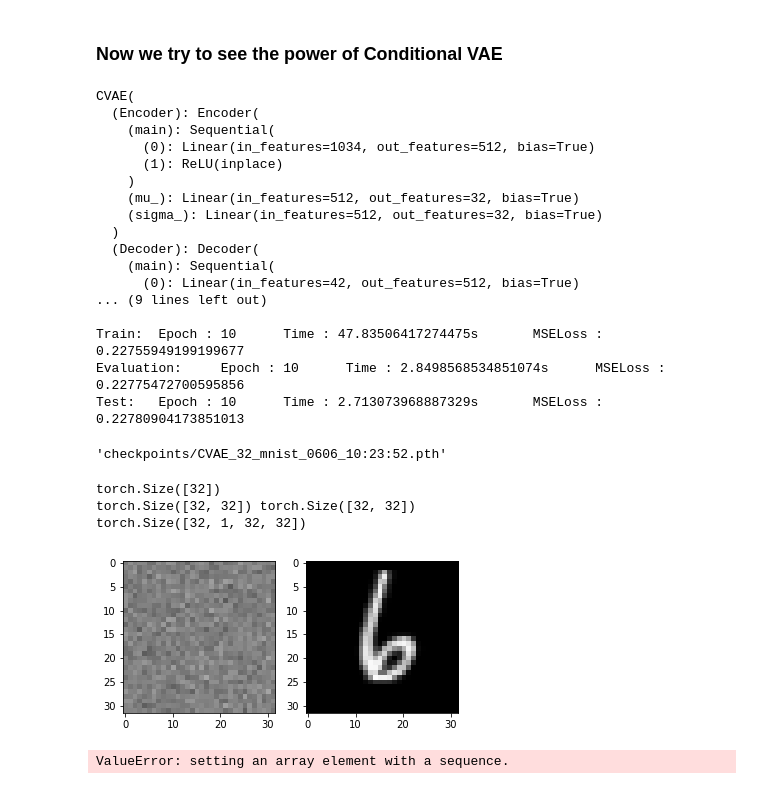
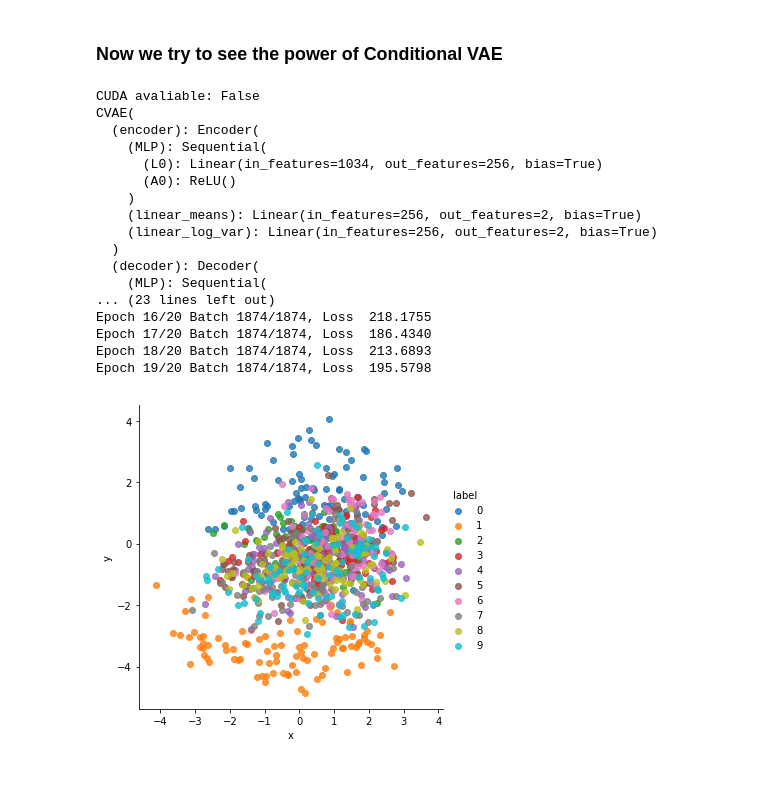
Before and after one commit to yangcyself/CS385ML, a Jupyter notebook: Reconstruction/Comparison_mnist.ipynb, the cells around one changed output. Cells and saved outputs as stored; diff of their text form; code cells hidden in the pictures.

Commit message:
Refining CVAE & GAN

```diff
--- a/Reconstruction/Comparison_mnist.ipynb
+++ b/Reconstruction/Comparison_mnist.ipynb
@@ -218,36 +226,34 @@ torch.Size([1, 32, 32])
 # %% [markdown]
 ### Now we try to see the power of Conditional VAE
 # %%
-optimizer = torch.optim.Adam(C_VAE.parameters(), lr=1e-3, betas=(0.9, 0.999), eps=1e-8) # (beta1, beta2)
-C_VAE = CVAE(z_dim=32, hidden=512, num_channels=32*32*1, num_labels=10)
-solver = LinearSolver(C_VAE, loss_function, optimizer, 1, True)
+C_VAE = CVAE(
+        encoder_layer_sizes=[1024, 256],
+        latent_size=2,
+        decoder_layer_sizes=[256, 1024],
+        conditional=True,
+        num_labels=10
+        )
+optimizer = torch.optim.Adam(C_VAE.parameters(), lr=1e-5, betas=(0.9, 0.999), eps=1e-8) # (beta1, beta2)
+loss_function = select_loss_function('MSELoss')
+solver = CVAESolver(C_VAE, loss_function, optimizer, 1)
 print(C_VAE)
 solver.train_and_decode(train_loader, test_loader, test_loader, max_epoch=max_epoch)
-C_VAE.save(dataset='mnist')
 # %% [output]
+CUDA avaliable: False
 CVAE(
-  (Encoder): Encoder(
-    (main): Sequential(
-      (0): Linear(in_features=1034, out_features=512, bias=True)
-      (1): ReLU(inplace)
+  (encoder): Encoder(
+    (MLP): Sequential(
+      (L0): Linear(in_features=1034, out_features=256, bias=True)
+      (A0): ReLU()
     )
-    (mu_): Linear(in_features=512, out_features=32, bias=True)
-    (sigma_): Linear(in_features=512, out_features=32, bias=True)
+    (linear_means): Linear(in_features=256, out_features=2, bias=True)
+    (linear_log_var): Linear(in_features=256, out_features=2, bias=True)
   )
-  (Decoder): Decoder(
-    (main): Sequential(
-      (0): Linear(in_features=42, out_features=512, bias=True)
-... (9 lines left out)
-
-Train:  Epoch : 10      Time : 47.83506417274475s       MSELoss : 0.22755949199199677
-Evaluation:     Epoch : 10      Time : 2.8498568534851074s      MSELoss : 0.22775472700595856
-Test:   Epoch : 10      Time : 2.713073968887329s       MSELoss : 0.22780904173851013
+  (decoder): Decoder(
+    (MLP): Sequential(
+... (23 lines left out)
+Epoch 16/20 Batch 1874/1874, Loss  218.1755
+Epoch 17/20 Batch 1874/1874, Loss  186.4340
+Epoch 18/20 Batch 1874/1874, Loss  213.6893
+Epoch 19/20 Batch 1874/1874, Loss  195.5798
-'checkpoints/CVAE_32_mnist_0606_10:23:52.pth'
+[figure, added]
-# %%
-visualize(C_VAE, train_loader, 'checkpoints/CVAE_32_mnist_0606_10:23:52.pth')
-# %% [output]
-torch.Size([32])
-torch.Size([32, 32]) torch.Size([32, 32])
-torch.Size([32, 1, 32, 32])
-[figure, removed]
-ValueError: setting an array element with a sequence.
```
Also changed, not shown: parts of 12 cells of this notebook, 9 other files.
